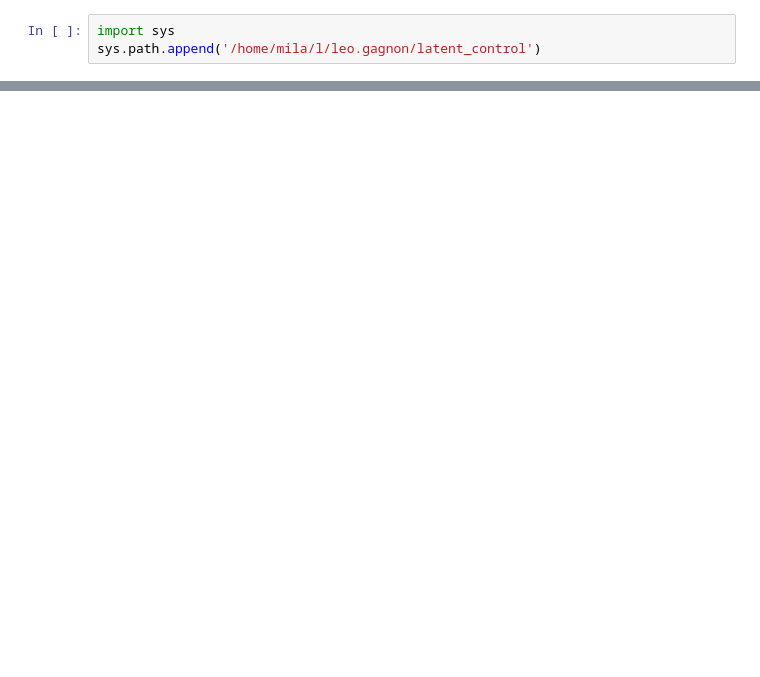
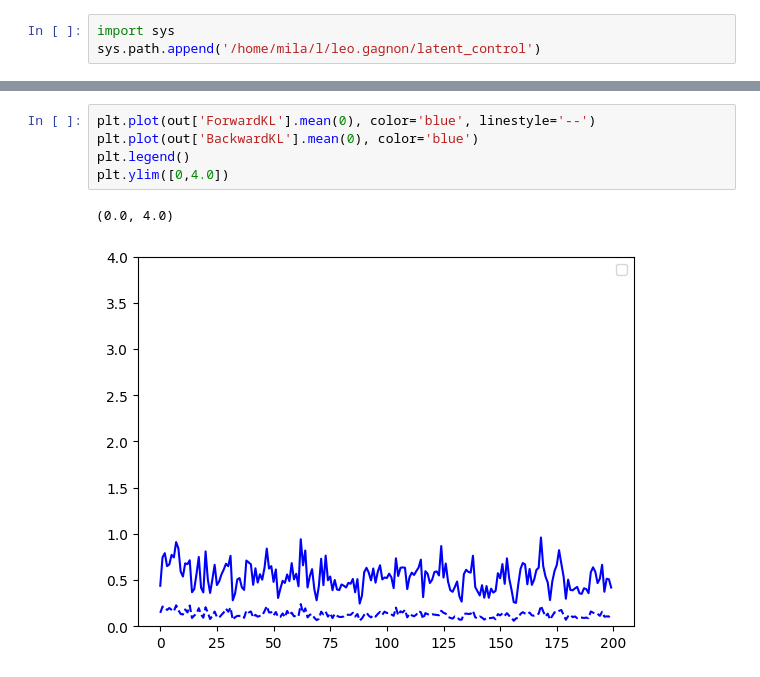
Before and after one commit to leogagnon/latent_control, a Jupyter notebook: notebooks/sand.ipynb, the cells around one changed output, grey strips where cells are left out. Saved outputs shown, nothing was run; the diff lists cells and outputs as text; blank space fills up the shorter version.

```diff
--- a/notebooks/sand.ipynb
+++ b/notebooks/sand.ipynb
@@ -47,0 +44,8 @@ plt.plot(pp_dict['BackwardKL'].mean(0))
+# %%
+plt.plot(out['ForwardKL'].mean(0), color='blue', linestyle='--')
+plt.plot(out['BackwardKL'].mean(0), color='blue')
+plt.legend()
+plt.ylim([0,4.0])
+# %% [output]
+(0.0, 4.0)
+[figure, added]
```
Also changed, not shown: parts of 17 cells of this notebook, 51 other files.
